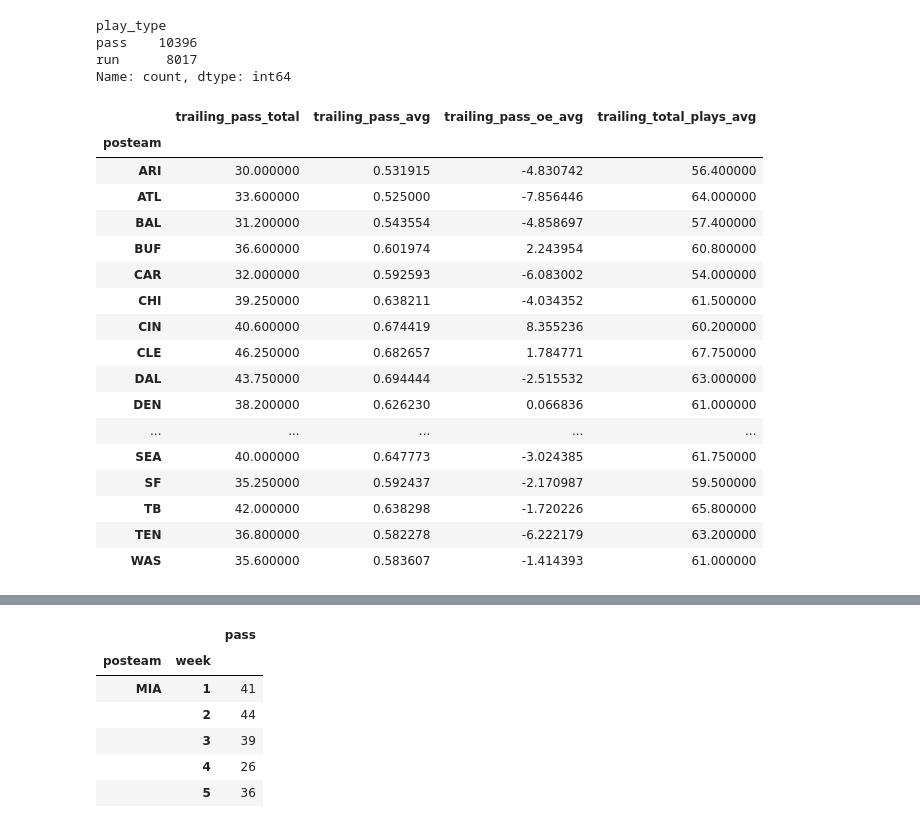
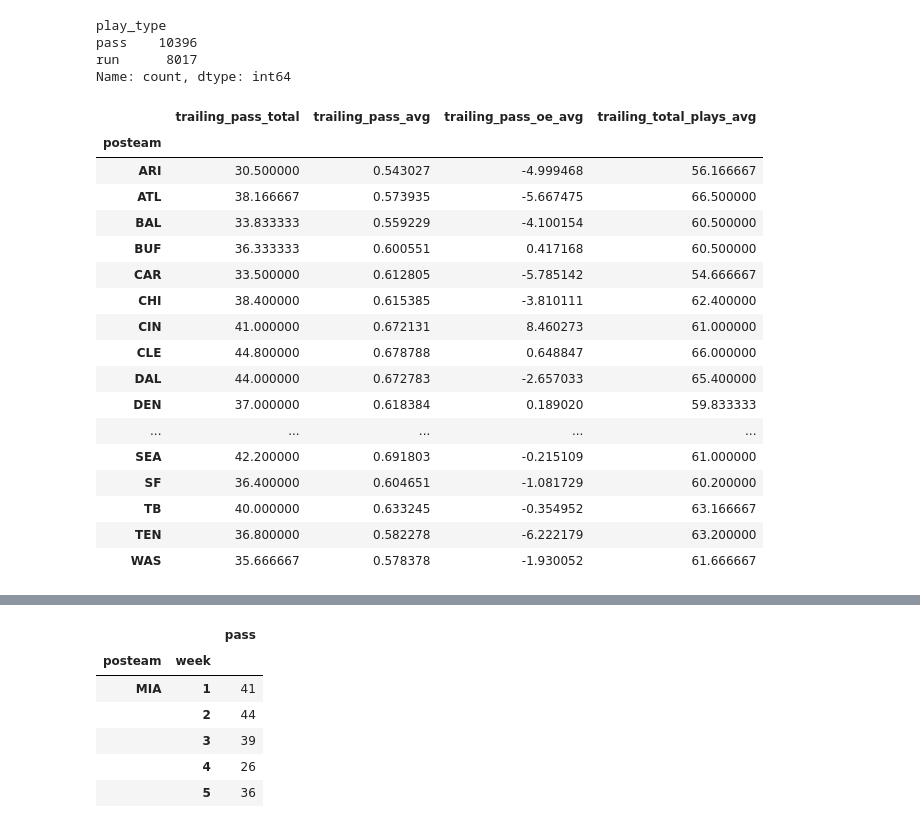
Before and after one commit to SalCacciatore/pro_football_analyzer, a Jupyter notebook: Receiving_Yards_Predictor/receiver_sim.ipynb, the cells around one changed output, grey strips where cells are left out. Saved outputs shown, nothing was run; the diff lists cells and outputs as text; code cells hidden in the pictures.

```diff
--- a/Receiving_Yards_Predictor/receiver_sim.ipynb
+++ b/Receiving_Yards_Predictor/receiver_sim.ipynb
@@ -114,44 +114,44 @@ pass    10396
 run      8017
 Name: count, dtype: int64
 # %%
-sample = data[data['week']>5].groupby('posteam').agg({'pass':'mean','total_plays':'sum','pass_oe':'mean','game_id':'nunique'})
+#sample = data[data['week']>5].groupby('posteam').agg({'pass':'mean','total_plays':'sum','pass_oe':'mean','game_id':'nunique'})
 
 
-sample = data[data['week']>5].groupby('posteam').agg(
+sample = data[data['week']>=5].groupby('posteam').agg(
     pass_total=('pass', 'sum'),
     pass_rate=('pass', 'mean'),
     pass_oe=('pass_oe', 'mean'),
     plays=('total_plays', 'sum'),
     game_id = ('game_id','nunique'))
 
 
 sample['trailing_total_plays_avg'] = sample['plays']/sample['game_id']
 sample['pass_total'] = sample['pass_total']/sample['game_id']
 
 sample = sample.rename(columns={'pass_rate':'trailing_pass_avg','pass_total':'trailing_pass_total','pass_oe':'trailing_pass_oe_avg'})
 
 
 
 sample[['trailing_pass_total','trailing_pass_avg', 'trailing_pass_oe_avg', 'trailing_total_plays_avg']]
 # %% [output]
 |  | trailing_pass_total | trailing_pass_avg | trailing_pass_oe_avg | trailing_total_plays_avg |
 | posteam |  |  |  |  |
-| ARI | 30.000000 | 0.531915 | -4.830742 | 56.400000 |
-| ATL | 33.600000 | 0.525000 | -7.856446 | 64.000000 |
-| BAL | 31.200000 | 0.543554 | -4.858697 | 57.400000 |
-| BUF | 36.600000 | 0.601974 | 2.243954 | 60.800000 |
-| CAR | 32.000000 | 0.592593 | -6.083002 | 54.000000 |
-| CHI | 39.250000 | 0.638211 | -4.034352 | 61.500000 |
-| CIN | 40.600000 | 0.674419 | 8.355236 | 60.200000 |
-| CLE | 46.250000 | 0.682657 | 1.784771 | 67.750000 |
-| DAL | 43.750000 | 0.694444 | -2.515532 | 63.000000 |
-| DEN | 38.200000 | 0.626230 | 0.066836 | 61.000000 |
+| ARI | 30.500000 | 0.543027 | -4.999468 | 56.166667 |
+| ATL | 38.166667 | 0.573935 | -5.667475 | 66.500000 |
+| BAL | 33.833333 | 0.559229 | -4.100154 | 60.500000 |
+| BUF | 36.333333 | 0.600551 | 0.417168 | 60.500000 |
+| CAR | 33.500000 | 0.612805 | -5.785142 | 54.666667 |
+| CHI | 38.400000 | 0.615385 | -3.810111 | 62.400000 |
+| CIN | 41.000000 | 0.672131 | 8.460273 | 61.000000 |
+| CLE | 44.800000 | 0.678788 | 0.648847 | 66.000000 |
+| DAL | 44.000000 | 0.672783 | -2.657033 | 65.400000 |
+| DEN | 37.000000 | 0.618384 | 0.189020 | 59.833333 |
 | ... | ... | ... | ... | ... |
-| SEA | 40.000000 | 0.647773 | -3.024385 | 61.750000 |
-| SF | 35.250000 | 0.592437 | -2.170987 | 59.500000 |
-| TB | 42.000000 | 0.638298 | -1.720226 | 65.800000 |
+| SEA | 42.200000 | 0.691803 | -0.215109 | 61.000000 |
+| SF | 36.400000 | 0.604651 | -1.081729 | 60.200000 |
+| TB | 40.000000 | 0.633245 | -0.354952 | 63.166667 |
 | TEN | 36.800000 | 0.582278 | -6.222179 | 63.200000 |
-| WAS | 35.600000 | 0.583607 | -1.414393 | 61.000000 |
+| WAS | 35.666667 | 0.578378 | -1.930052 | 61.666667 |
 # %%
 def predict_columns(data, yardage_model, touchdown_model):
     new_predictors = [
```
Also changed, not shown: parts of 3 cells of this notebook.
